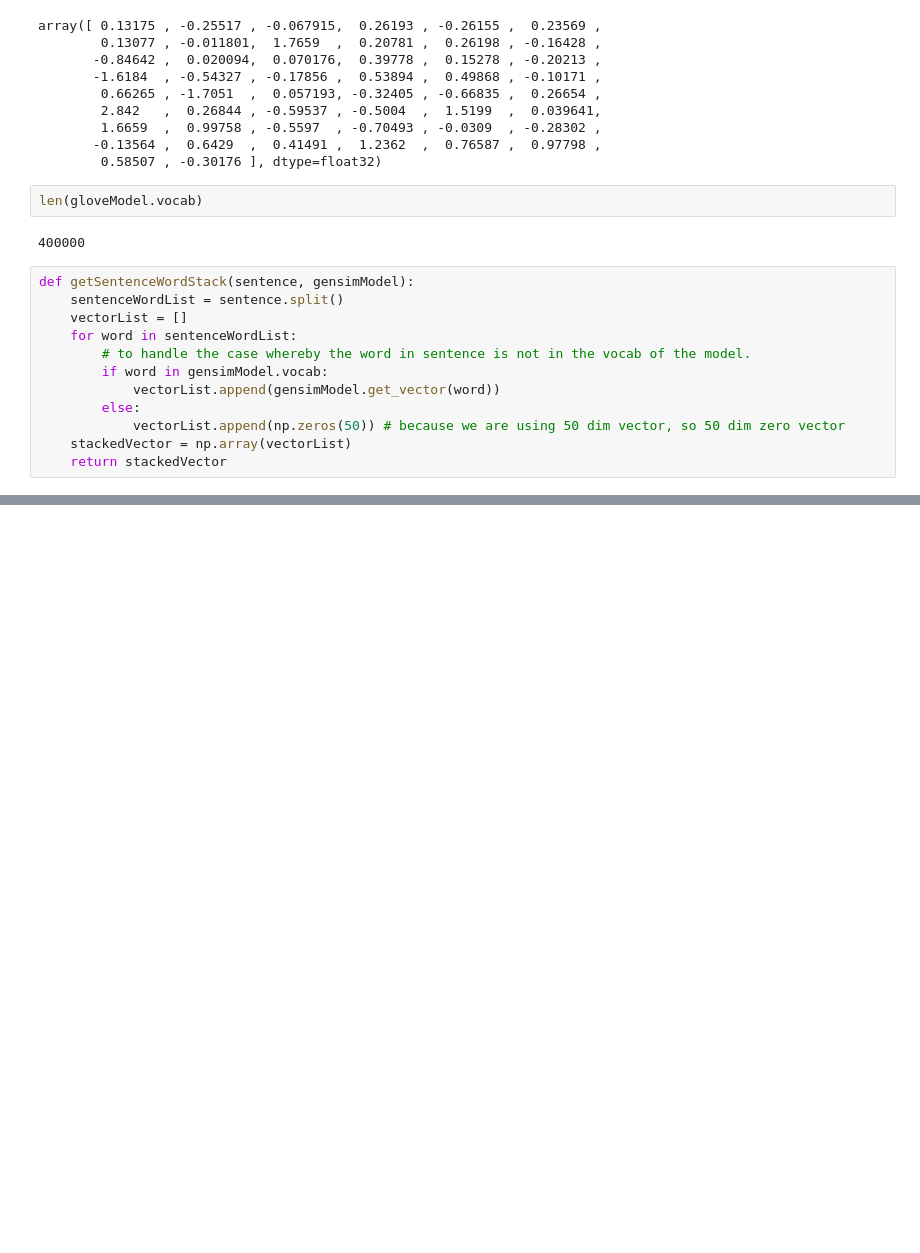
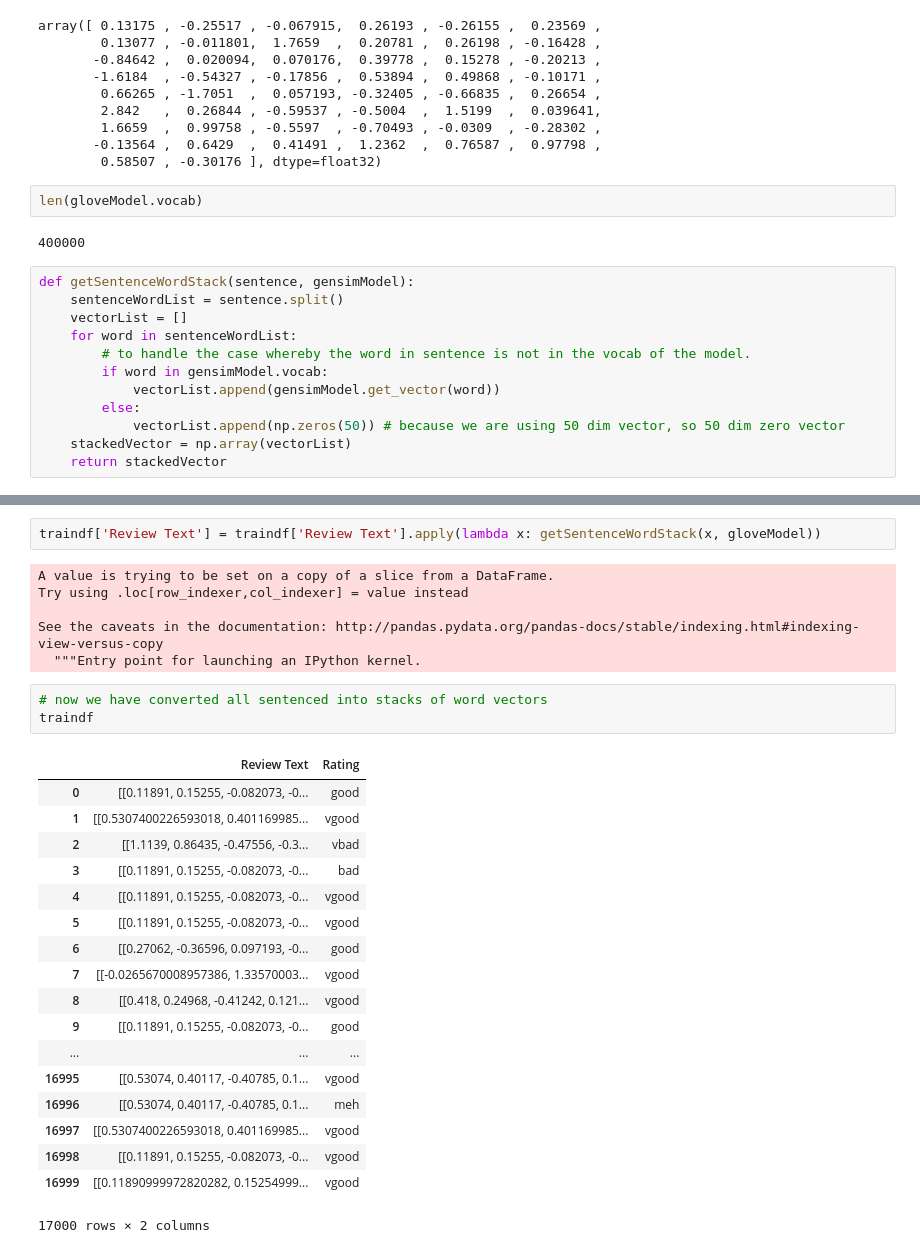
Before and after one commit to swxsw/glove-rnn-sentiment-classification, a Jupyter notebook: glove-rnn.ipynb, the cells around one changed output, grey strips where cells are left out. Drawn from its saved outputs; the diff is of its cells as text; blank space fills up the shorter version.

```diff
--- a/glove-rnn.ipynb
+++ b/glove-rnn.ipynb
@@ -291,0 +386,30 @@ def getSentenceWordStack(sentence, gensimModel):
+# %%
+traindf['Review Text'] = traindf['Review Text'].apply(lambda x: getSentenceWordStack(x, gloveModel))
+# %% [output]
+A value is trying to be set on a copy of a slice from a DataFrame.
+Try using .loc[row_indexer,col_indexer] = value instead
+
+See the caveats in the documentation: http://pandas.pydata.org/pandas-docs/stable/indexing.html#indexing-view-versus-copy
+  """Entry point for launching an IPython kernel.
+# %%
+# now we have converted all sentenced into stacks of word vectors
+traindf
+# %% [output]
+|  | Review Text | Rating |
+| 0 | [[0.11891, 0.15255, -0.082073, -0... | good |
+| 1 | [[0.5307400226593018, 0.401169985... | vgood |
+| 2 | [[1.1139, 0.86435, -0.47556, -0.3... | vbad |
+| 3 | [[0.11891, 0.15255, -0.082073, -0... | bad |
+| 4 | [[0.11891, 0.15255, -0.082073, -0... | vgood |
+| 5 | [[0.11891, 0.15255, -0.082073, -0... | vgood |
+| 6 | [[0.27062, -0.36596, 0.097193, -0... | good |
+| 7 | [[-0.0265670008957386, 1.33570003... | vgood |
+| 8 | [[0.418, 0.24968, -0.41242, 0.121... | vgood |
+| 9 | [[0.11891, 0.15255, -0.082073, -0... | good |
+| ... | ... | ... |
+| 16995 | [[0.53074, 0.40117, -0.40785, 0.1... | vgood |
+| 16996 | [[0.53074, 0.40117, -0.40785, 0.1... | meh |
+| 16997 | [[0.5307400226593018, 0.401169985... | vgood |
+| 16998 | [[0.11891, 0.15255, -0.082073, -0... | vgood |
+| 16999 | [[0.11890999972820282, 0.15254999... | vgood |
+17000 rows × 2 columns
```
Also changed, not shown: parts of 68 cells of this notebook.
